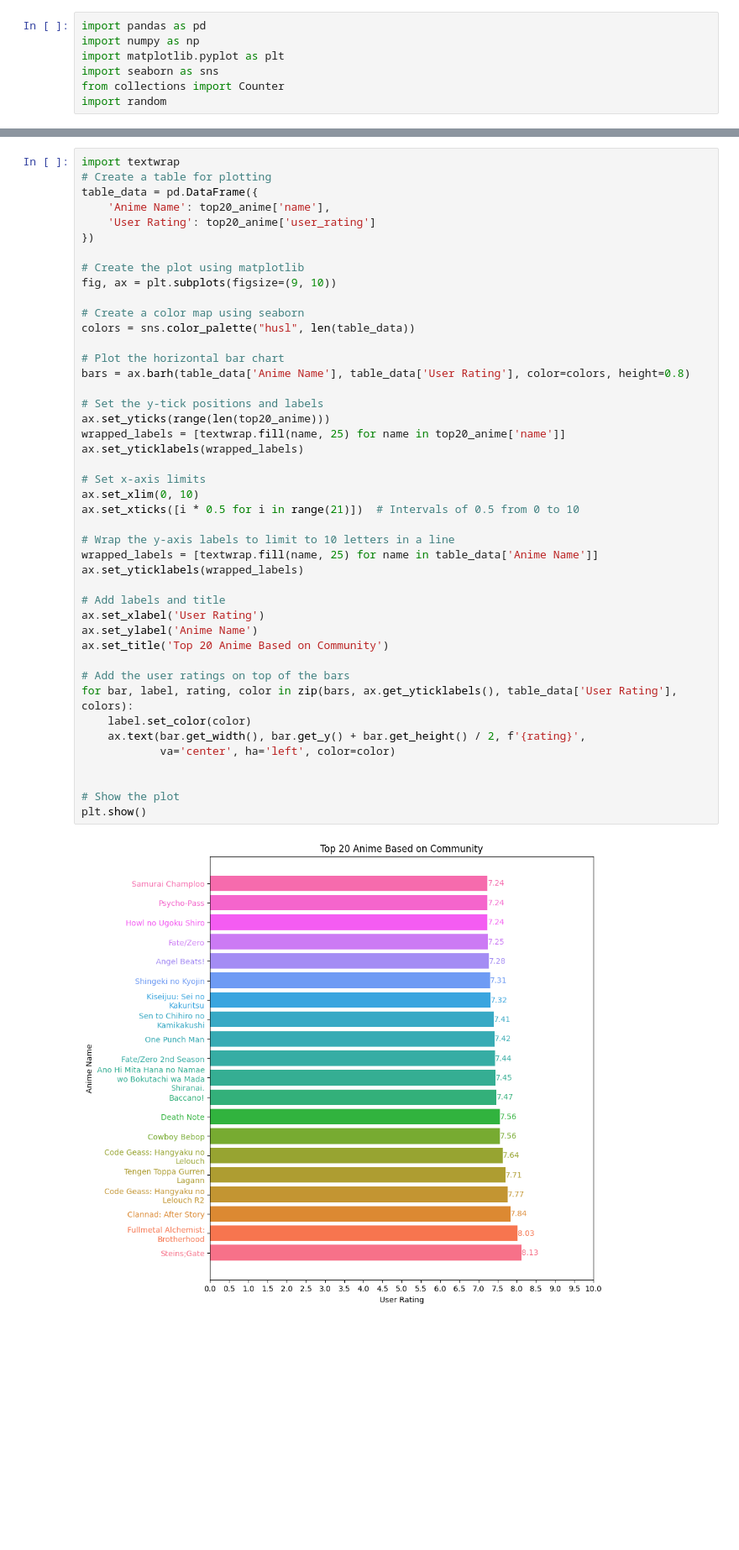
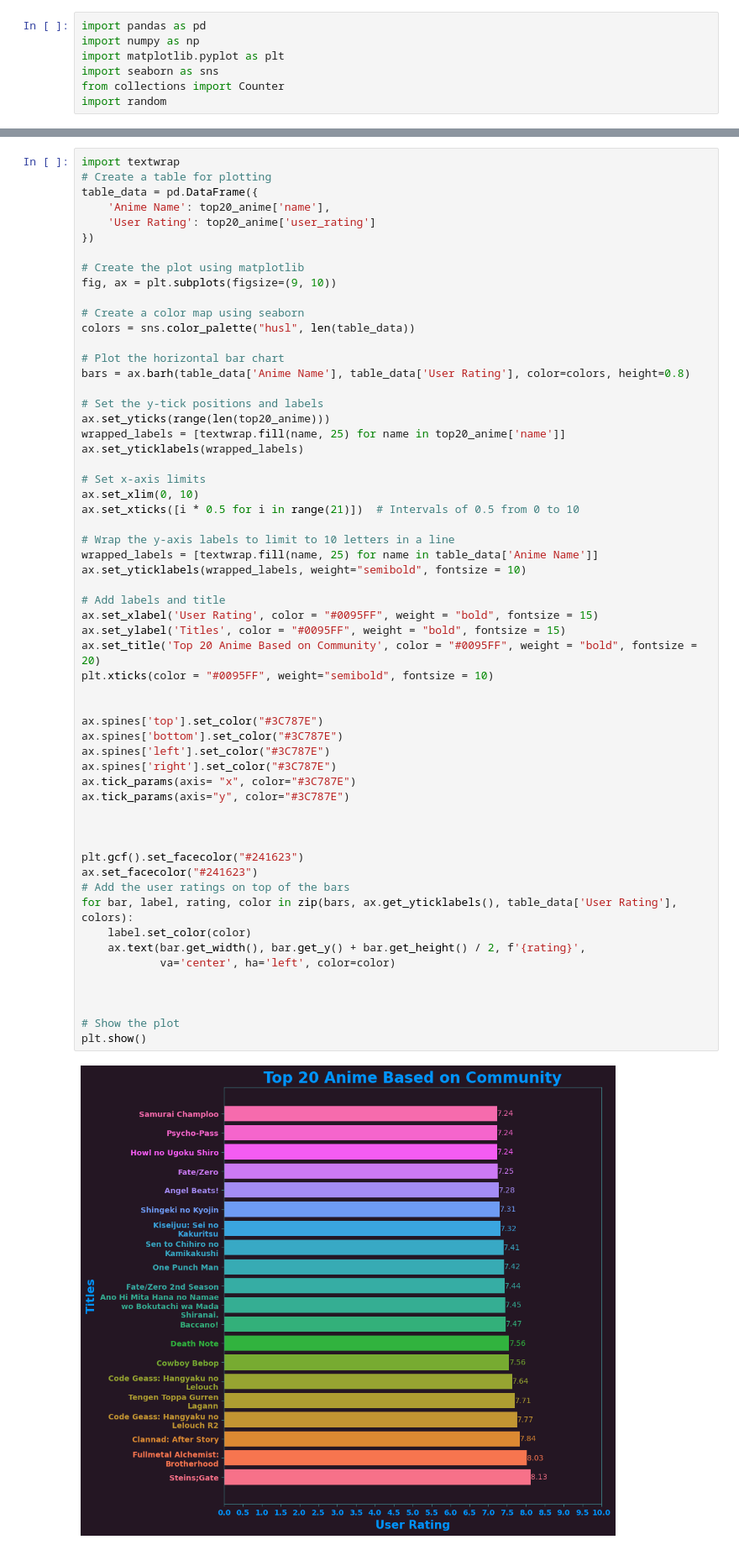
Before and after one commit to Saikiran8844/Analysis-of-Anime-Recommendations-Dataset, a Jupyter notebook: code/Analysis.ipynb, the cells around one changed output, grey strips where cells are left out. Shown at 84% size. Saved outputs shown, nothing was run; the diff lists cells and outputs as text; blank space fills up the shorter version.

Commit message:
Update (core): 1st graph

```diff
--- a/code/Analysis.ipynb
+++ b/code/Analysis.ipynb
@@ -78,38 +78,52 @@ fig, ax = plt.subplots(figsize=(9, 10))
 # Create a color map using seaborn
 colors = sns.color_palette("husl", len(table_data))
 
 # Plot the horizontal bar chart
 bars = ax.barh(table_data['Anime Name'], table_data['User Rating'], color=colors, height=0.8)
 
 # Set the y-tick positions and labels
 ax.set_yticks(range(len(top20_anime)))
 wrapped_labels = [textwrap.fill(name, 25) for name in top20_anime['name']]
 ax.set_yticklabels(wrapped_labels)
 
 # Set x-axis limits
 ax.set_xlim(0, 10)
 ax.set_xticks([i * 0.5 for i in range(21)])  # Intervals of 0.5 from 0 to 10
 
 # Wrap the y-axis labels to limit to 10 letters in a line
 wrapped_labels = [textwrap.fill(name, 25) for name in table_data['Anime Name']]
-ax.set_yticklabels(wrapped_labels)
+ax.set_yticklabels(wrapped_labels, weight="semibold", fontsize = 10)
 
 # Add labels and title
-ax.set_xlabel('User Rating')
-ax.set_ylabel('Anime Name')
-ax.set_title('Top 20 Anime Based on Community')
+ax.set_xlabel('User Rating', color = "#0095FF", weight = "bold", fontsize = 15)
+ax.set_ylabel('Titles', color = "#0095FF", weight = "bold", fontsize = 15)
+ax.set_title('Top 20 Anime Based on Community', color = "#0095FF", weight = "bold", fontsize = 20)
+plt.xticks(color = "#0095FF", weight="semibold", fontsize = 10)
 
+
+ax.spines['top'].set_color("#3C787E")
+ax.spines['bottom'].set_color("#3C787E")
+ax.spines['left'].set_color("#3C787E")
+ax.spines['right'].set_color("#3C787E")
+ax.tick_params(axis= "x", color="#3C787E")
+ax.tick_params(axis="y", color="#3C787E")
+
+
+
+plt.gcf().set_facecolor("#241623")
+ax.set_facecolor("#241623")
 # Add the user ratings on top of the bars
 for bar, label, rating, color in zip(bars, ax.get_yticklabels(), table_data['User Rating'], colors):
     label.set_color(color)
     ax.text(bar.get_width(), bar.get_y() + bar.get_height() / 2, f'{rating}',
             va='center', ha='left', color=color)
 
 
+
 # Show the plot
 plt.show()
 # %% [output]
-[figure, old version]
+[figure, new version]
 # %%
 # Sort the DataFrame by 'members' and 'user_rating' in descending order to get the top 20
 updated_anime = updated_anime.sort_values(by=['user_rating'], ascending=False).head(20)
```
